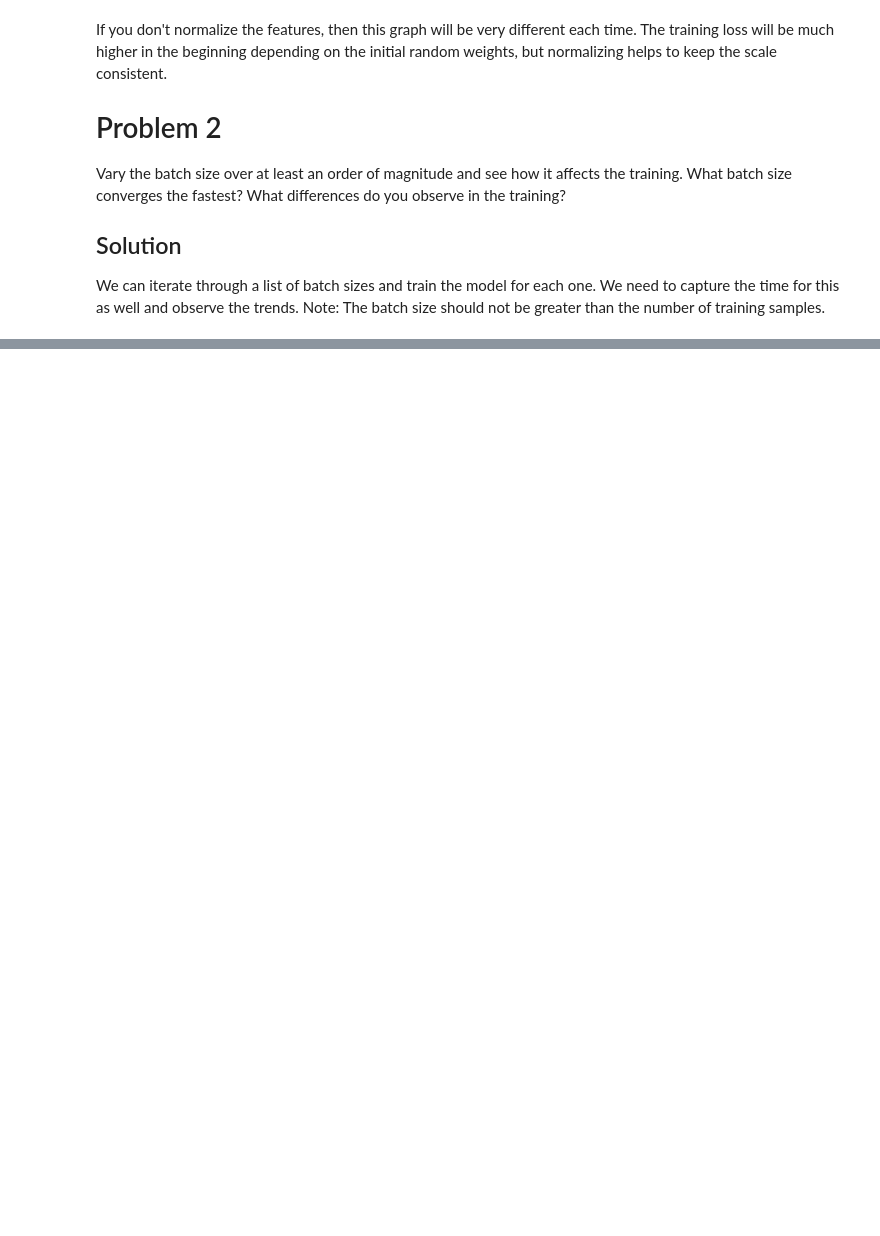
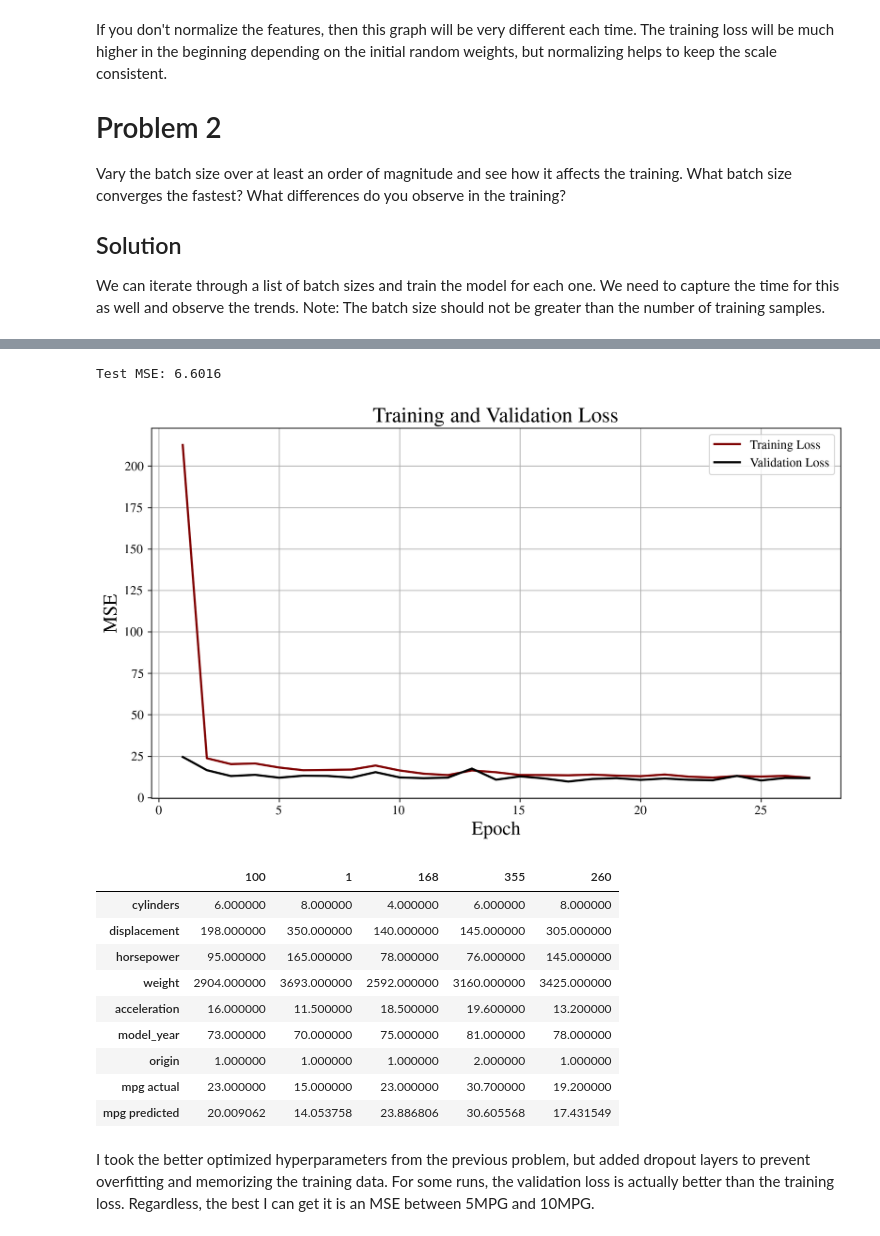
Before and after one commit to gabemorris12/machine_learning, a Jupyter notebook: Homework 4/Machine Learning Homework 4.ipynb, the cells around one changed output, grey strips where cells are left out. Cells and saved outputs as stored; diff of their text form; code cells hidden in the pictures; blank space fills up the shorter version.

```diff
--- a/Homework 4/Machine Learning Homework 4.ipynb
+++ b/Homework 4/Machine Learning Homework 4.ipynb
@@ -163,0 +240,80 @@ Smaller batch sizes, such as 8 or 16, lead to noisier gradient updates that can
+# %%
+# Re-split the data into 80% training, 10% validation, 10% test.
+# First, split into training (80%) and temporary (20%).
+train_data, temp_data, train_target, temp_target = train_test_split(features, target, test_size=0.2)
+
+# Then split the temporary set equally into validation (10%) and test (10%).
+val_data, test_data, val_target, test_target = train_test_split(temp_data, temp_target, test_size=0.5)
+
+# Scale
+scaler = StandardScaler()
+x_train = scaler.fit_transform(train_data)
+x_val = scaler.transform(val_data)
+x_test = scaler.transform(test_data)
+
+# The target values remain unscaled
+y_train = train_target
+y_val = val_target
+y_test = test_target
+
+# Clear previous session to ensure a fresh model
+k.clear_session()
+
+# Build the best model architecture identified from previous experiments.
+# Here, we use a model with 2 hidden layers of 128 neurons each.
+model = Sequential([
+    Input(shape=(x_train.shape[1],)),
+    Dense(64, activation='relu', kernel_regularizer=l2(0.001)),
+    Dropout(0.1),
+    Dense(64, activation='relu', kernel_regularizer=l2(0.001)),
+    Dropout(0.1),
+    Dense(64, activation='relu', kernel_regularizer=l2(0.001)),
+    Dropout(0.1),
+    Dense(1)
+])
+model.compile(optimizer='adam', loss='mse', metrics=['mse'])
+
+# Create callbacks
+early_stop = EarlyStopping(monitor='val_loss', patience=10, restore_best_weights=True)
+checkpoint = ModelCheckpoint('best_model.keras', monitor='val_loss', save_best_only=True)
+
+# Train
+history = model.fit(x_train, y_train, epochs=100, validation_data=(x_val, y_val),
+                    verbose=False, batch_size=2, callbacks=[early_stop, checkpoint])
+
+# Evaluate the final model on the test set.
+test_loss, test_mse = model.evaluate(x_test, y_test, verbose=0)
+print(f"Test MSE: {test_loss:.4f}")
+
+# Plot the training and validation loss vs. epoch curves for the final model.
+fig, ax = plt.subplots()
+ax.plot(np.array(history.epoch) + 1, history.history['loss'], label='Training Loss')
+ax.plot(np.array(history.epoch) + 1, history.history['val_loss'], label='Validation Loss')
+ax.set_xlabel('Epoch')
+ax.set_ylabel('MSE')
+ax.set_title('Training and Validation Loss')
+ax.legend()
+plt.show()
+
+# Showing predicted values in the test data
+predictions = model.predict(x_test, verbose=0)
+df_test = pd.DataFrame(test_data, columns=features.columns)
+df_test['mpg actual'] = y_test.values
+df_test['mpg predicted'] = predictions
+
+df_test.head().transpose()
+# %% [output]
+Test MSE: 6.6016
+[figure, added]
+|  | 100 | 1 | 168 | 355 | 260 |
+| cylinders | 6.000000 | 8.000000 | 4.000000 | 6.000000 | 8.000000 |
+| displacement | 198.000000 | 350.000000 | 140.000000 | 145.000000 | 305.000000 |
+| horsepower | 95.000000 | 165.000000 | 78.000000 | 76.000000 | 145.000000 |
+| weight | 2904.000000 | 3693.000000 | 2592.000000 | 3160.000000 | 3425.000000 |
+| acceleration | 16.000000 | 11.500000 | 18.500000 | 19.600000 | 13.200000 |
+| model_year | 73.000000 | 70.000000 | 75.000000 | 81.000000 | 78.000000 |
+| origin | 1.000000 | 1.000000 | 1.000000 | 2.000000 | 1.000000 |
+| mpg actual | 23.000000 | 15.000000 | 23.000000 | 30.700000 | 19.200000 |
+| mpg predicted | 20.009062 | 14.053758 | 23.886806 | 30.605568 | 17.431549 |
+# %% [markdown]
+I took the better optimized hyperparameters from the previous problem, but added dropout layers to prevent overfitting and memorizing the training data. For some runs, the validation loss is actually better than the training loss. Regardless, the best I can get it is an MSE between 5MPG and 10MPG.
```
Also changed, not shown: parts of 7 cells of this notebook, 2 other files.
